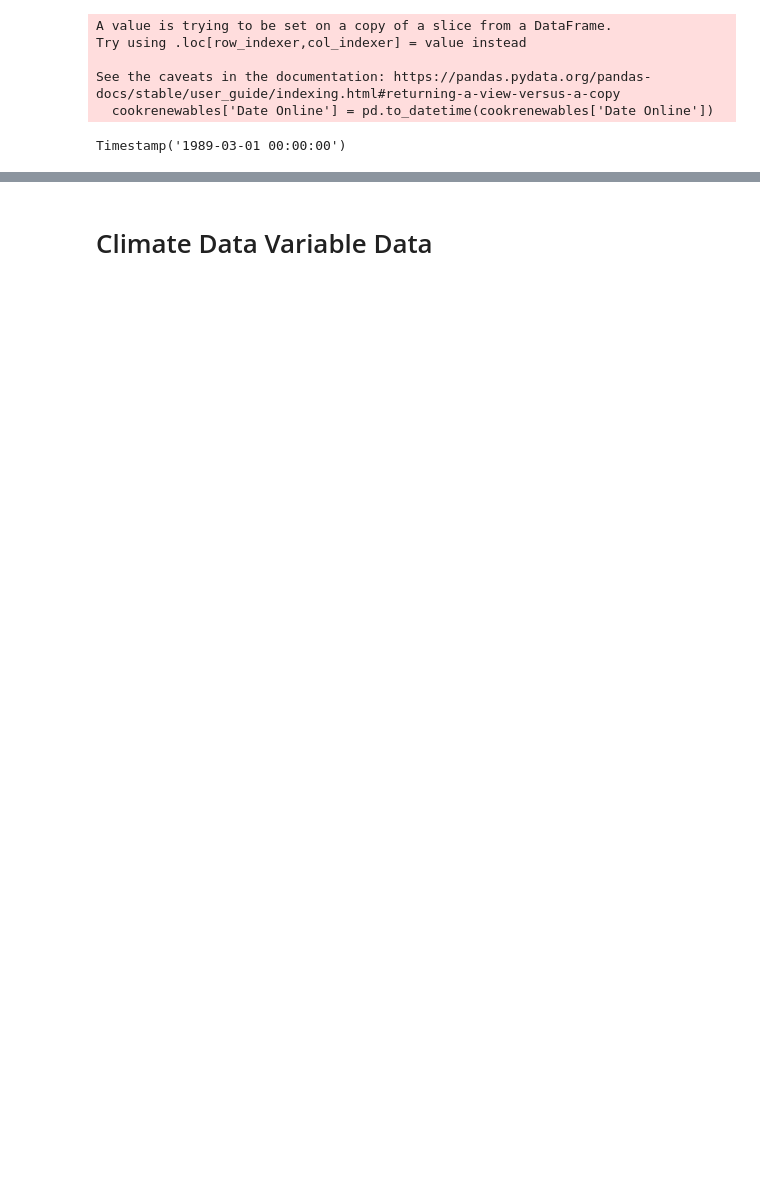
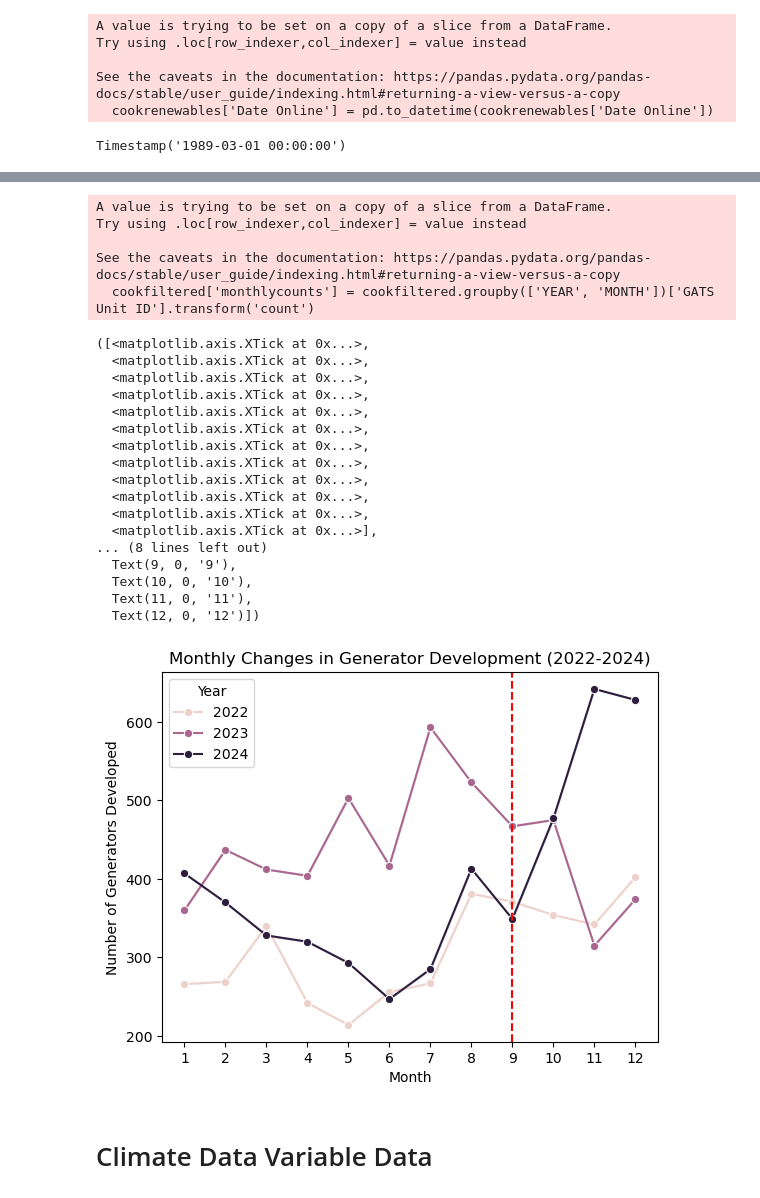
Before and after one commit to griffinberonio/AAE-724-Repo, a Jupyter notebook: airdatanotebook.ipynb, the cells around one changed output, grey strips where cells are left out. Cells and saved outputs as stored; diff of their text form; code cells hidden in the pictures; blank space fills up the shorter version.

```diff
--- a/airdatanotebook.ipynb
+++ b/airdatanotebook.ipynb
@@ -95,3 +215,39 @@ Timestamp('1989-03-01 00:00:00')
+# %%
+# Monthly changes in development between 2022 and 2024:
+cookfiltered['monthlycounts'] = cookfiltered.groupby(['YEAR', 'MONTH'])['GATS Unit ID'].transform('count')
+monthlydf = cookfiltered[(cookfiltered['YEAR'] >= 2022) & (cookfiltered['YEAR'] < 2025 )]
+
+sns.lineplot(x='MONTH', y='monthlycounts', data=monthlydf, hue='YEAR', marker='o')
+plt.axvline(x=9, color='red', linestyle='--')
+plt.title('Monthly Changes in Generator Development (2022-2024)')
+plt.xlabel('Month')
+plt.ylabel('Number of Generators Developed')
+plt.legend(title='Year')
+plt.xticks(range(1, 13))
+# %% [output]
+A value is trying to be set on a copy of a slice from a DataFrame.
+Try using .loc[row_indexer,col_indexer] = value instead
+
+See the caveats in the documentation: https://pandas.pydata.org/pandas-docs/stable/user_guide/indexing.html#returning-a-view-versus-a-copy
+  cookfiltered['monthlycounts'] = cookfiltered.groupby(['YEAR', 'MONTH'])['GATS Unit ID'].transform('count')
+([<matplotlib.axis.XTick at 0x...>,
+  <matplotlib.axis.XTick at 0x...>,
+  <matplotlib.axis.XTick at 0x...>,
+  <matplotlib.axis.XTick at 0x...>,
+  <matplotlib.axis.XTick at 0x...>,
+  <matplotlib.axis.XTick at 0x...>,
+  <matplotlib.axis.XTick at 0x...>,
+  <matplotlib.axis.XTick at 0x...>,
+  <matplotlib.axis.XTick at 0x...>,
+  <matplotlib.axis.XTick at 0x...>,
+  <matplotlib.axis.XTick at 0x...>,
+  <matplotlib.axis.XTick at 0x...>],
+... (8 lines left out)
+  Text(9, 0, '9'),
+  Text(10, 0, '10'),
+  Text(11, 0, '11'),
+  Text(12, 0, '12')])
+[figure, added]
 # %% [markdown]
 # Climate Data Variable Data
 # %%
```
Also changed, not shown: parts of 28 cells of this notebook.
